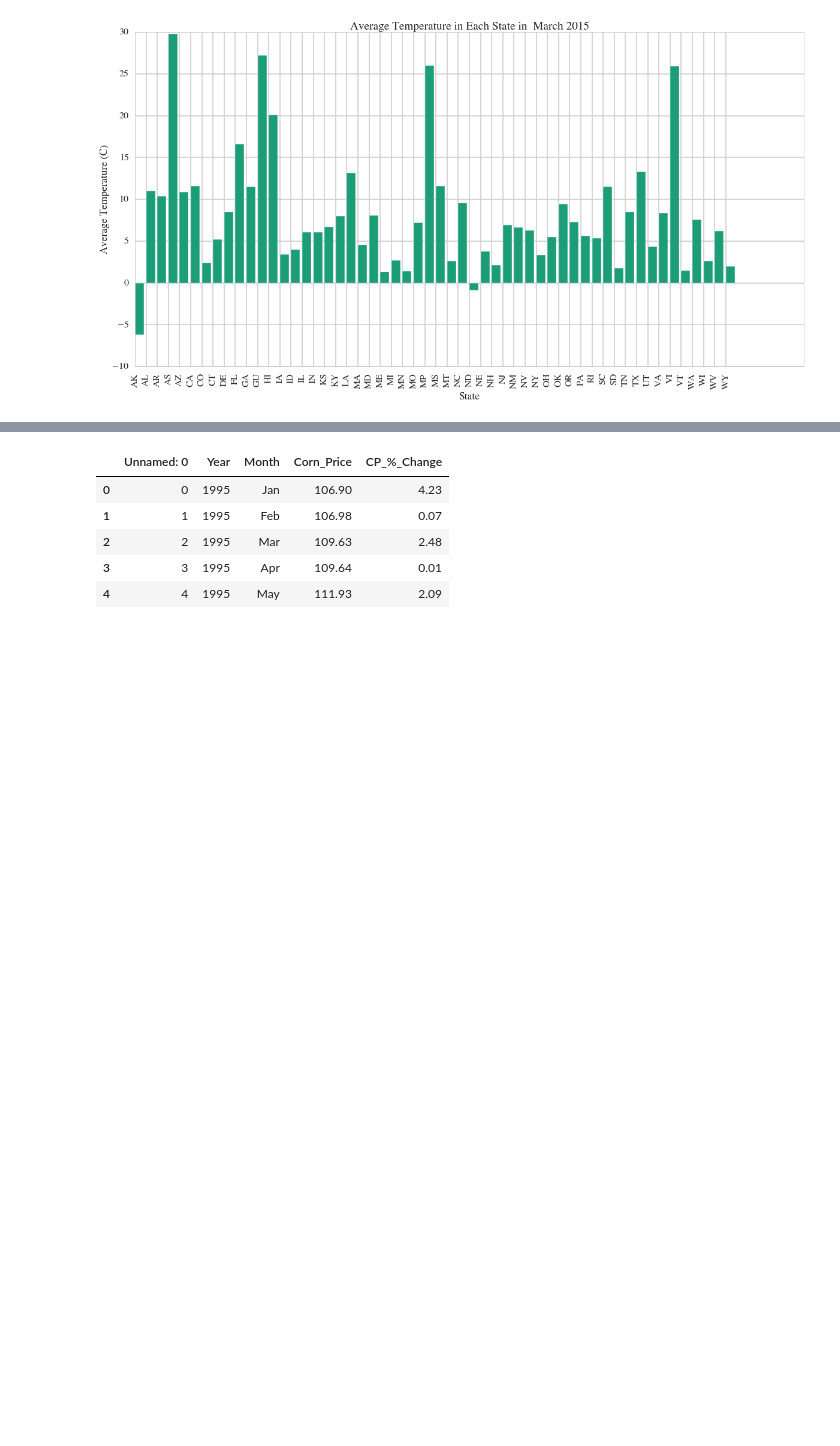
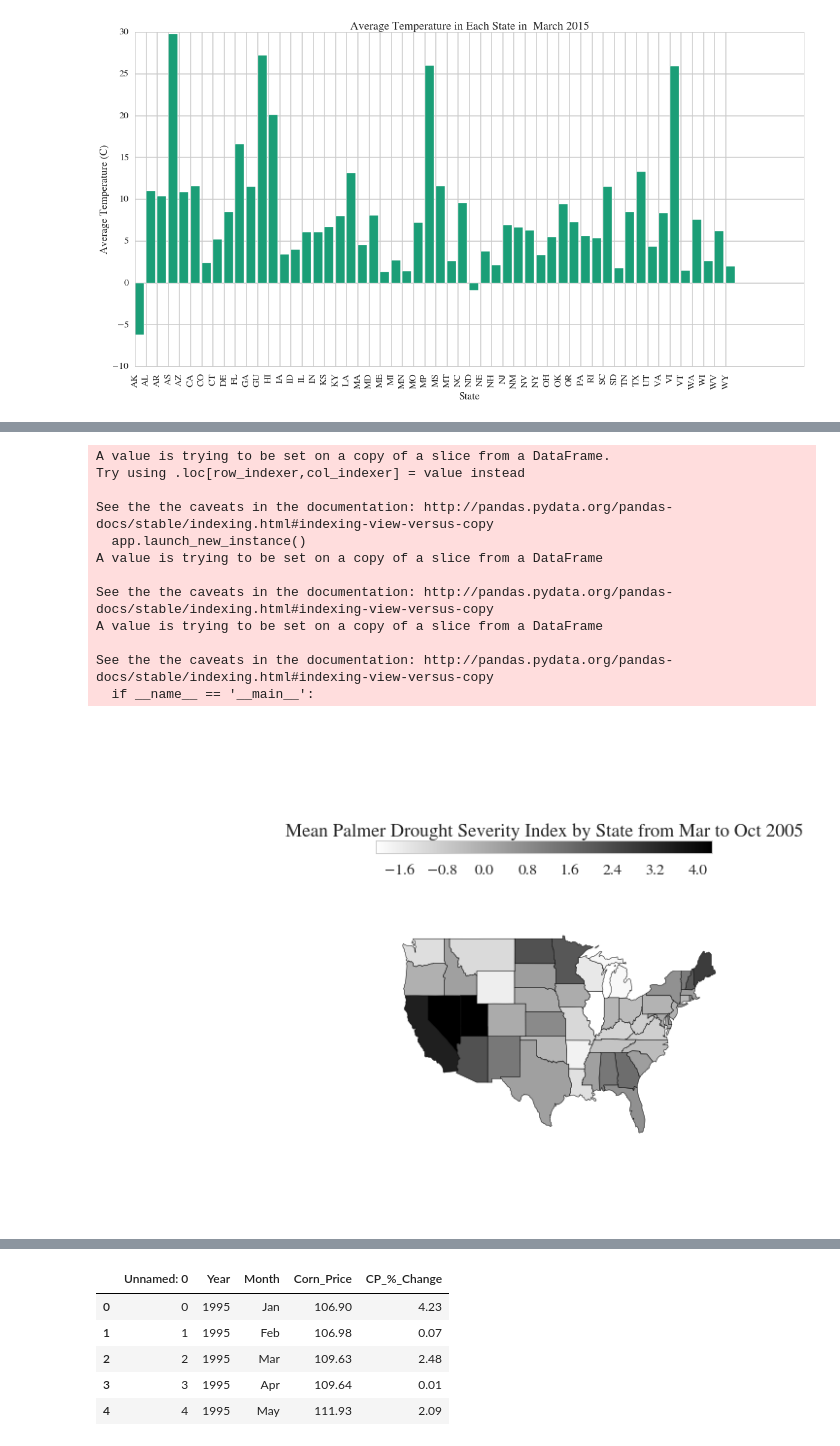
Before and after one commit to dwang953/109-Project, a Jupyter notebook: What's_the_Price_of_Wheat.ipynb, the cells around one changed output, grey strips where cells are left out. Saved outputs shown, nothing was run; the diff lists cells and outputs as text; code cells hidden in the pictures; blank space fills up the shorter version.

```diff
--- a/What's_the_Price_of_Wheat.ipynb
+++ b/What's_the_Price_of_Wheat.ipynb
@@ -997,0 +1043,8 @@ plt.title('Average Temperature in Each State in  March 2015')
+# %%
+def make_map_pdsi(year, start_month, end_month):
+    input_df = pdsi_station_df.loc[pdsi_station_df['Year'] == year]
+    input_df['mean_pdsi'] = (pdsi_station_df.ix[:,start_month:end_month]).mean(axis=1)
+    for index, row in input_df.iterrows():
+        state_full=states_abbrev[row['State']]
+        input_df['State'][index]=state_full
+    make_map(input_df.set_index('State').mean_pdsi,"Mean Palmer Drought Severity Index by State from "+str(start_month)+" to "+str(end_month)+" "+str(year))
@@ -997,0 +1061,16 @@ plt.title('Average Temperature in Each State in  March 2015')
+# %%
+make_map_pdsi(2005,'Mar','Oct')
+# %% [output]
+A value is trying to be set on a copy of a slice from a DataFrame.
+Try using .loc[row_indexer,col_indexer] = value instead
+
+See the the caveats in the documentation: http://pandas.pydata.org/pandas-docs/stable/indexing.html#indexing-view-versus-copy
+  app.launch_new_instance()
+A value is trying to be set on a copy of a slice from a DataFrame
+
+See the the caveats in the documentation: http://pandas.pydata.org/pandas-docs/stable/indexing.html#indexing-view-versus-copy
+A value is trying to be set on a copy of a slice from a DataFrame
+
+See the the caveats in the documentation: http://pandas.pydata.org/pandas-docs/stable/indexing.html#indexing-view-versus-copy
+  if __name__ == '__main__':
+[figure, added]
```
Also changed, not shown: parts of 35 cells of this notebook, 2 other files.
